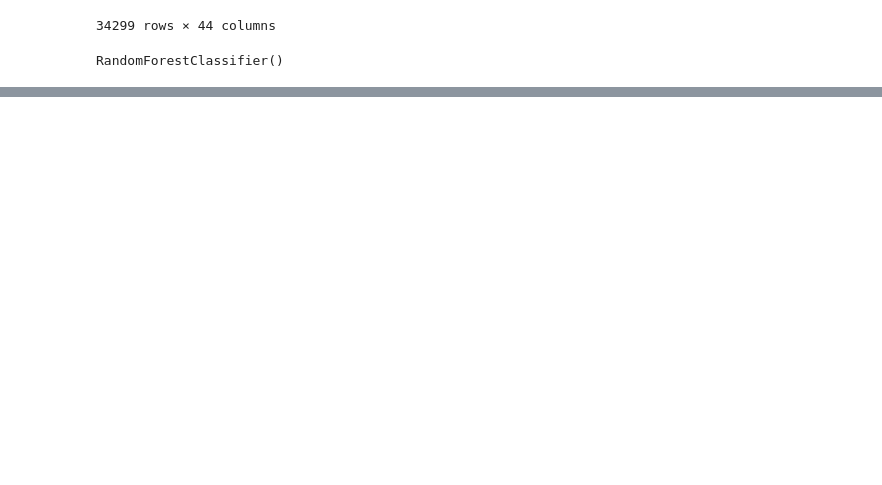
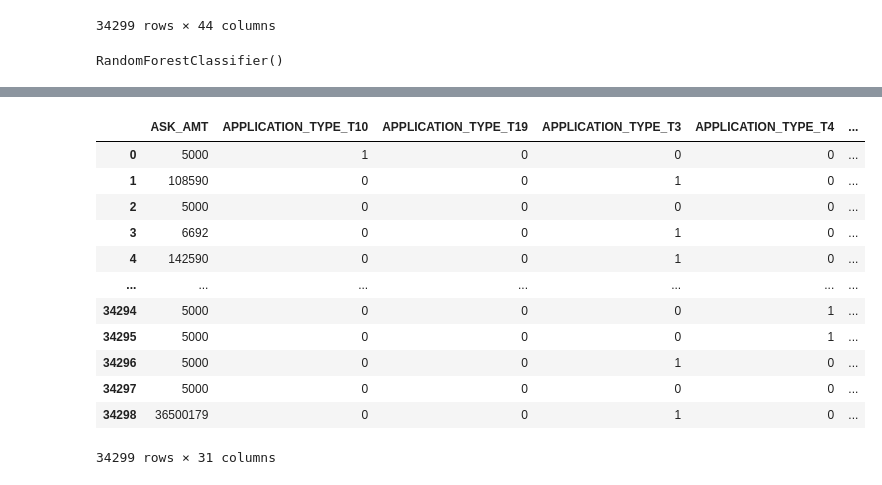
Before and after one commit to Ariaaali/deep-learning-challenge, a Jupyter notebook: AlphabetSoupCharity_Optimisation.ipynb, the cells around one changed output, grey strips where cells are left out. Saved outputs shown, nothing was run; the diff lists cells and outputs as text; code cells hidden in the pictures; blank space fills up the shorter version.

```diff
--- a/AlphabetSoupCharity_Optimisation.ipynb
+++ b/AlphabetSoupCharity_Optimisation.ipynb
@@ -218,0 +225,23 @@ application_df_encoded_df = application_df_encoded_df.drop(
+# %%
+
+application_df_encoded_new = X.drop(
+    ['AFFILIATION_Other', 'ORGANIZATION_Corporation', 'AFFILIATION_National','AFFILIATION_Family/Parent', 'INCOME_AMT_5M-10M','USE_CASE_Heathcare', 'APPLICATION_TYPE_Other','INCOME_AMT_50M+', 'SPECIAL_CONSIDERATIONS_N', 'SPECIAL_CONSIDERATIONS_Y','STATUS','USE_CASE_Other'],
+    axis=1
+
+)
+# %%
+application_df_encoded_new
+# %% [output]
+|  | ASK_AMT | APPLICATION_TYPE_T10 | APPLICATION_TYPE_T19 | APPLICATION_TYPE_T3 | APPLICATION_TYPE_T4 | ... |
+| 0 | 5000 | 1 | 0 | 0 | 0 | ... |
+| 1 | 108590 | 0 | 0 | 1 | 0 | ... |
+| 2 | 5000 | 0 | 0 | 0 | 0 | ... |
+| 3 | 6692 | 0 | 0 | 1 | 0 | ... |
+| 4 | 142590 | 0 | 0 | 1 | 0 | ... |
+| ... | ... | ... | ... | ... | ... | ... |
+| 34294 | 5000 | 0 | 0 | 0 | 1 | ... |
+| 34295 | 5000 | 0 | 0 | 0 | 1 | ... |
+| 34296 | 5000 | 0 | 0 | 1 | 0 | ... |
+| 34297 | 5000 | 0 | 0 | 0 | 0 | ... |
+| 34298 | 36500179 | 0 | 0 | 1 | 0 | ... |
+34299 rows × 31 columns
```
Also changed, not shown: parts of 16 cells of this notebook, 1 other file.
